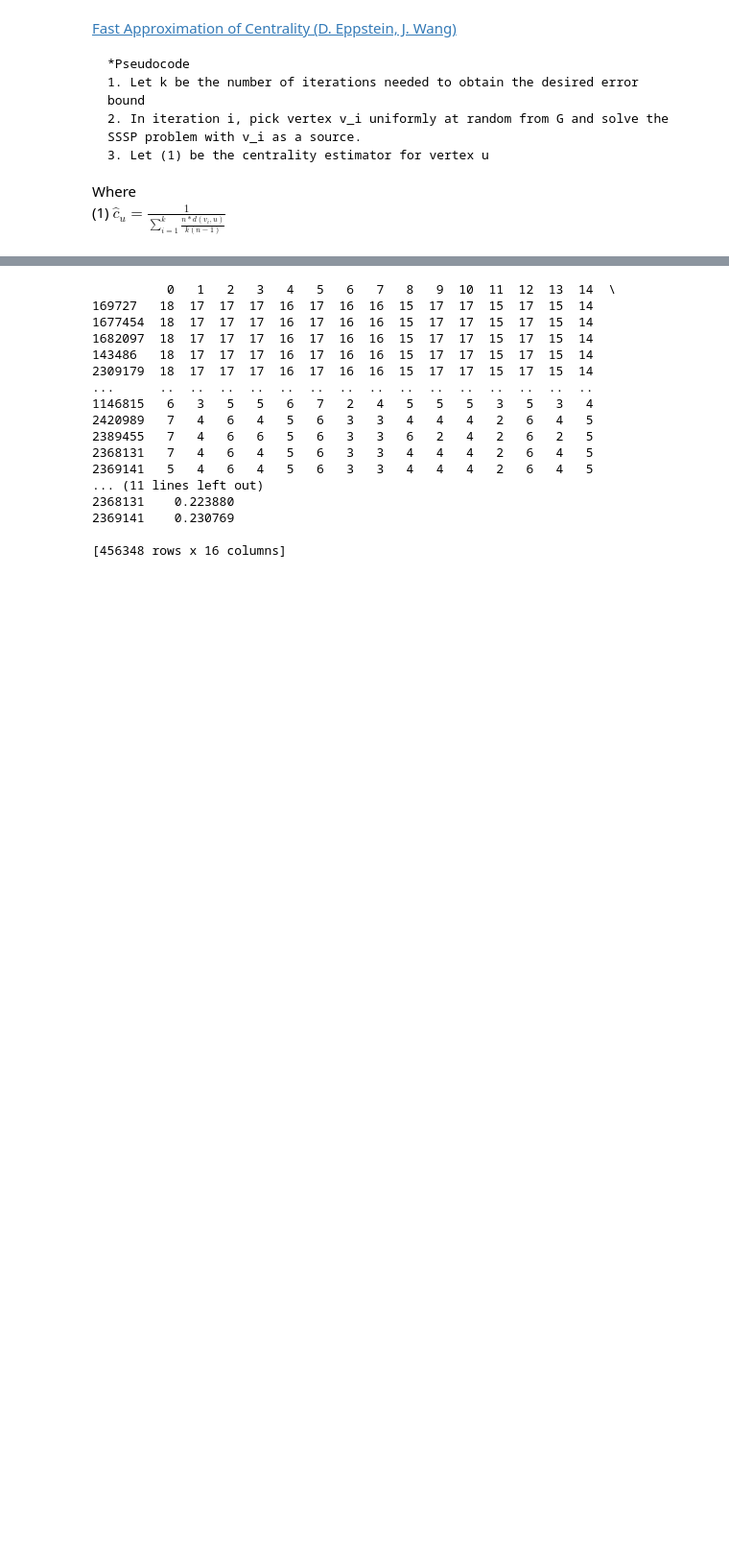
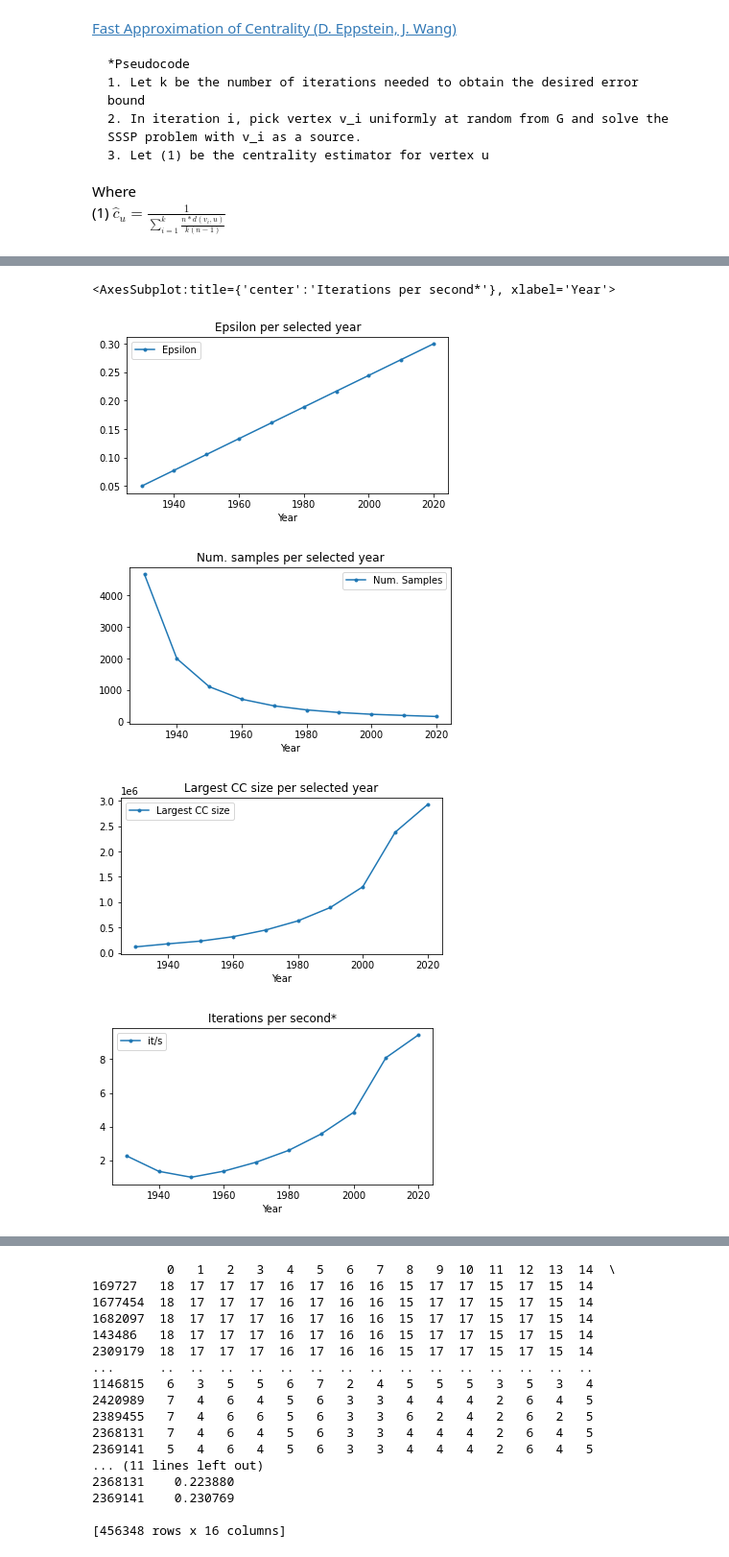
Before and after one commit to wedrid/IMDB_explore, a Jupyter notebook: project.ipynb, the cells around one changed output, grey strips where cells are left out. Shown: that part at 96% size. Drawn from its saved outputs; the diff is of its cells as text; code cells hidden in the pictures; blank space fills up the shorter version.

Commit message:
Documented functions and plot

```diff
--- a/project.ipynb
+++ b/project.ipynb
@@ -276,6 +347,15 @@ def closenessCentralityUpToYear(graph, act_nodes, year, k = None, epsilon = None
     return (distances_df, epsilon, k)
 # %%
 def topNActorsGivenCentralities(centralities_df, N = 10):
+    '''
+        Given dataframe with a column "centrality" returns the top 10 actors (needed because centrality is calculated for movies, too)
+        Arguments:
+            centralities_df: dataframe that has to have a column named 'centrality'
+            N: lenth of the ranking
+        Returns:
+            central_actors: top N actors given centralities
+    '''
+    # This method looks at the centralities, and simply excludes movies from the ranking, if present
     sorted_centralities = centralities_df.sort_values('centrality', ascending=False)['centrality']
     print(type(sorted_centralities))
 
@@ -290,13 +370,3 @@ def topNActorsGivenCentralities(centralities_df, N = 10):
                 break
 
     return central_actors
-# %%
-data = {}
-for year, epsilon in zip(list(range(1930, 2021, 10)), np.linspace(0.01, 0.29, 10)):
-    data[year] = {}
-    centralities, eps, kappa = closenessCentralityUpToYear(G, actor_nodes, year, epsilon=epsilon)
-    data[year]['epsilon'] = epsilon
-    data[year]['year'] = year
-    data[year]['centralities'] = centralities
-    data[year]['num_samples'] = kappa
-    data[year]['top_ten_actors'] = topNActorsGivenCentralities(centralities, N = 10)
@@ -391,0 +373,10 @@ nx_centr
+# %%
+data = {}
+for year, epsilon in zip(list(range(1930, 2021, 10)), np.linspace(0.05, 0.30, 10)):
+    data[year] = {}
+    centralities, eps, kappa = closenessCentralityUpToYear(G, actor_nodes, year, epsilon=epsilon)
+    data[year]['epsilon'] = epsilon
+    data[year]['year'] = year
+    data[year]['centralities'] = centralities
+    data[year]['num_samples'] = kappa
+    data[year]['top_ten_actors'] = topNActorsGivenCentralities(centralities, N = 10)
@@ -391,0 +418,10 @@ nx_centr
+# %%
+data_tuples = []
+cc_sizes = [120720, 180786, 234381, 320719, 451610, 632247, 896126, 1303550, 2380266, 2926072]
+it_s = [2.28, 1.36, 1.01, 1.37, 1.90, 2.60, 3.57, 4.85, 8.09, 9.44]
+i = 0
+for item in data:
+    record = (data[item]['year'], data[item]['epsilon'], data[item]['num_samples'], cc_sizes[i], it_s[i])
+    i+=1
+    data_tuples.append(record)
+    print(data[item]['top_ten_actors'])
@@ -391,0 +439,12 @@ nx_centr
+# %%
+data_df = pd.DataFrame(data_tuples).rename(columns={0: "Year", 1: "Epsilon", 2: "Num. Samples", 3: "Largest CC size", 4: "it/s"})
+data_df.plot.line(x="Year", y=["Epsilon"], title="Epsilon per selected year", figsize=(6,3), style='.-')
+data_df.plot.line(x="Year", y=["Num. Samples"], title="Num. samples per selected year", figsize=(6,3), style='.-')
+data_df.plot.line(x="Year", y=["Largest CC size"], title="Largest CC size per selected year", figsize=(6,3), style='.-')
+data_df.plot.line(x="Year", y=["it/s"], title="Iterations per second*", figsize=(6,3), style='.-')
+# %% [output]
+<AxesSubplot:title={'center':'Iterations per second*'}, xlabel='Year'>
+[figure, added]
+[figure, added]
+[figure, added]
+[figure, added]
```
Also changed, not shown: parts of 42 cells of this notebook, 1 other file.
